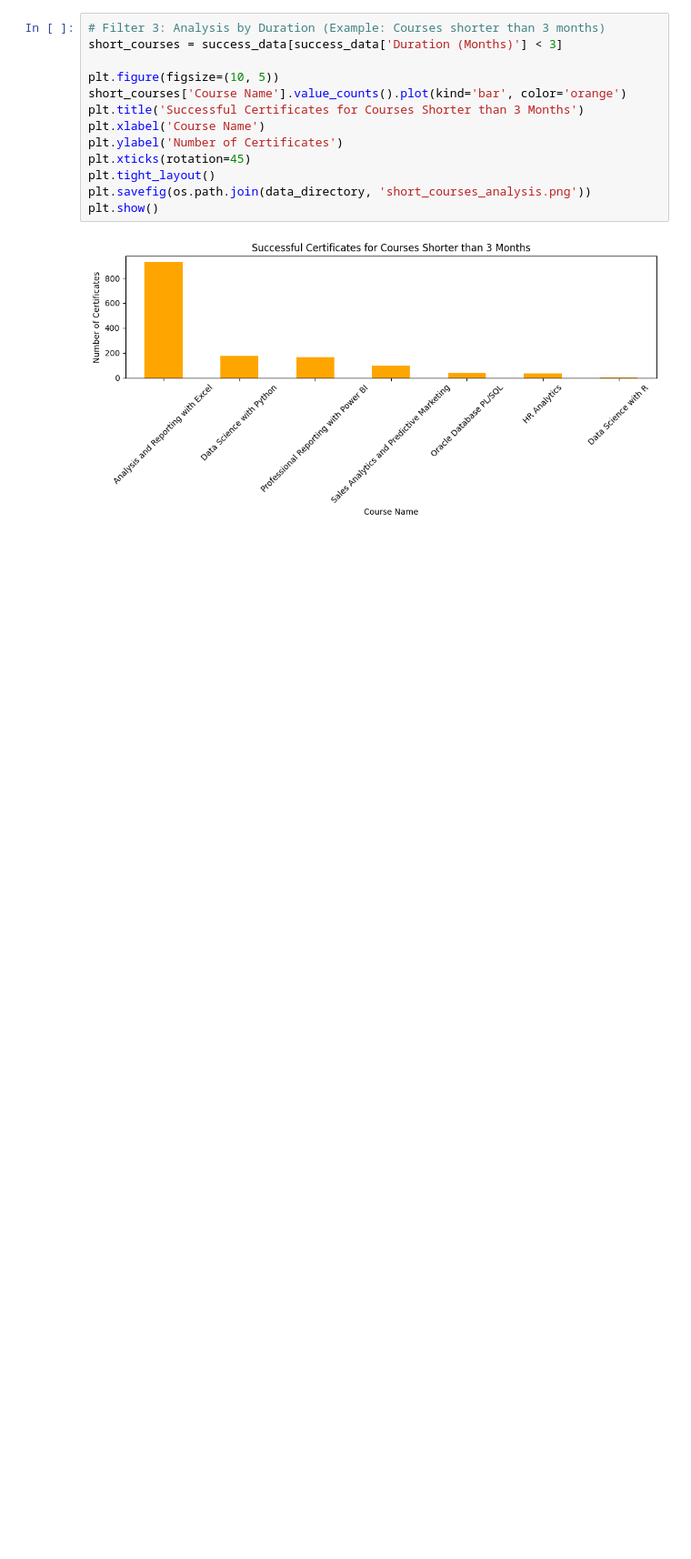
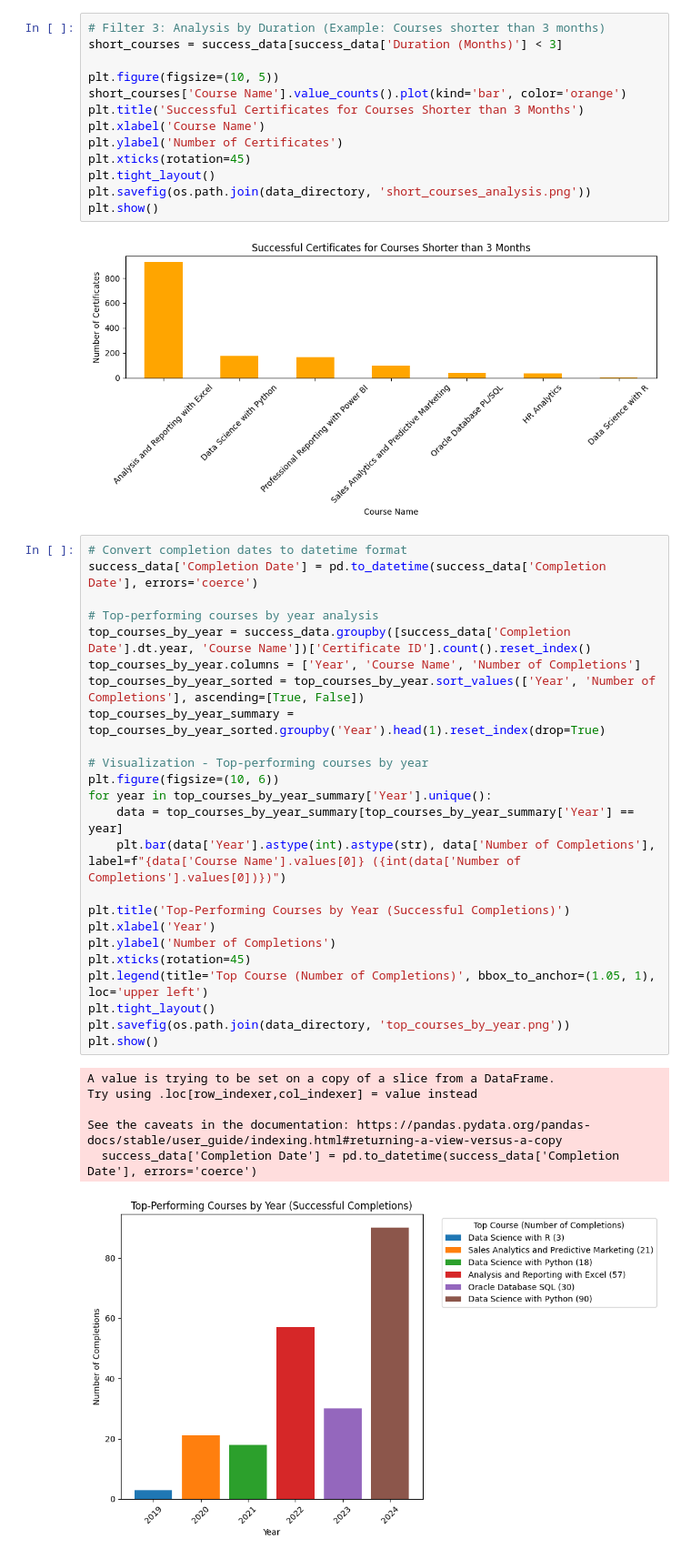
Before and after one commit to Ismat-Samadov/data_edu_az, a Jupyter notebook: 2024/analyse.ipynb, the cells around one changed output. Shown at 91% size. Cells and saved outputs as stored; diff of their text form; blank space fills up the shorter version.

```diff
--- a/2024/analyse.ipynb
+++ b/2024/analyse.ipynb
@@ -200,3 +200,34 @@ plt.savefig(os.path.join(data_directory, 'short_courses_analysis.png'))
 plt.show()
 # %% [output]
 [figure]
+# %%
+# Convert completion dates to datetime format
+success_data['Completion Date'] = pd.to_datetime(success_data['Completion Date'], errors='coerce')
+
+# Top-performing courses by year analysis
+top_courses_by_year = success_data.groupby([success_data['Completion Date'].dt.year, 'Course Name'])['Certificate ID'].count().reset_index()
+top_courses_by_year.columns = ['Year', 'Course Name', 'Number of Completions']
+top_courses_by_year_sorted = top_courses_by_year.sort_values(['Year', 'Number of Completions'], ascending=[True, False])
+top_courses_by_year_summary = top_courses_by_year_sorted.groupby('Year').head(1).reset_index(drop=True)
+
+# Visualization - Top-performing courses by year
+plt.figure(figsize=(10, 6))
+for year in top_courses_by_year_summary['Year'].unique():
+    data = top_courses_by_year_summary[top_courses_by_year_summary['Year'] == year]
+    plt.bar(data['Year'].astype(int).astype(str), data['Number of Completions'], label=f"{data['Course Name'].values[0]} ({int(data['Number of Completions'].values[0])})")
+
+plt.title('Top-Performing Courses by Year (Successful Completions)')
+plt.xlabel('Year')
+plt.ylabel('Number of Completions')
+plt.xticks(rotation=45)
+plt.legend(title='Top Course (Number of Completions)', bbox_to_anchor=(1.05, 1), loc='upper left')
+plt.tight_layout()
+plt.savefig(os.path.join(data_directory, 'top_courses_by_year.png'))
+plt.show()
+# %% [output]
+A value is trying to be set on a copy of a slice from a DataFrame.
+Try using .loc[row_indexer,col_indexer] = value instead
+
+See the caveats in the documentation: https://pandas.pydata.org/pandas-docs/stable/user_guide/indexing.html#returning-a-view-versus-a-copy
+  success_data['Completion Date'] = pd.to_datetime(success_data['Completion Date'], errors='coerce')
+[figure, added]
```
Also changed, not shown: 1 other file.
